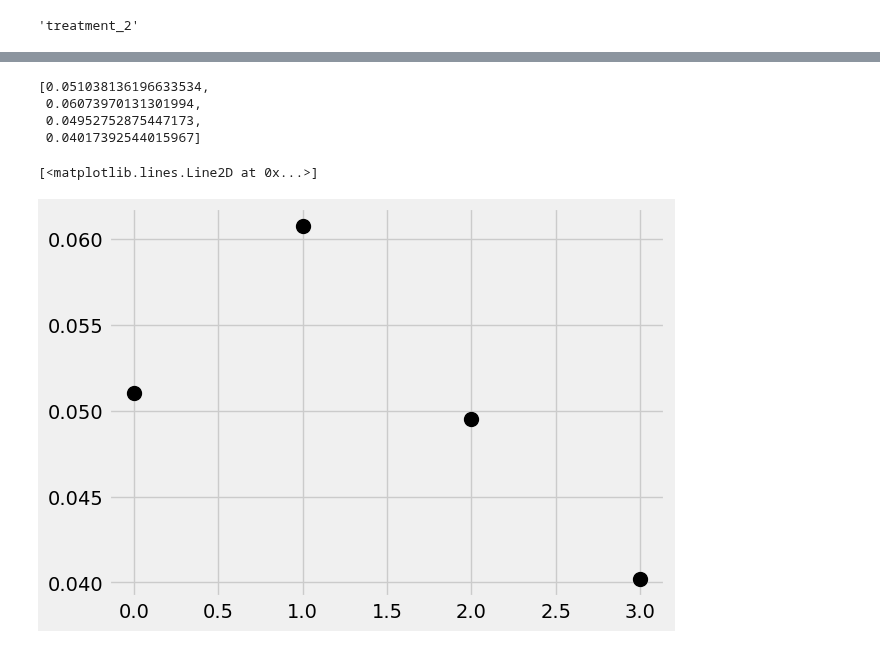
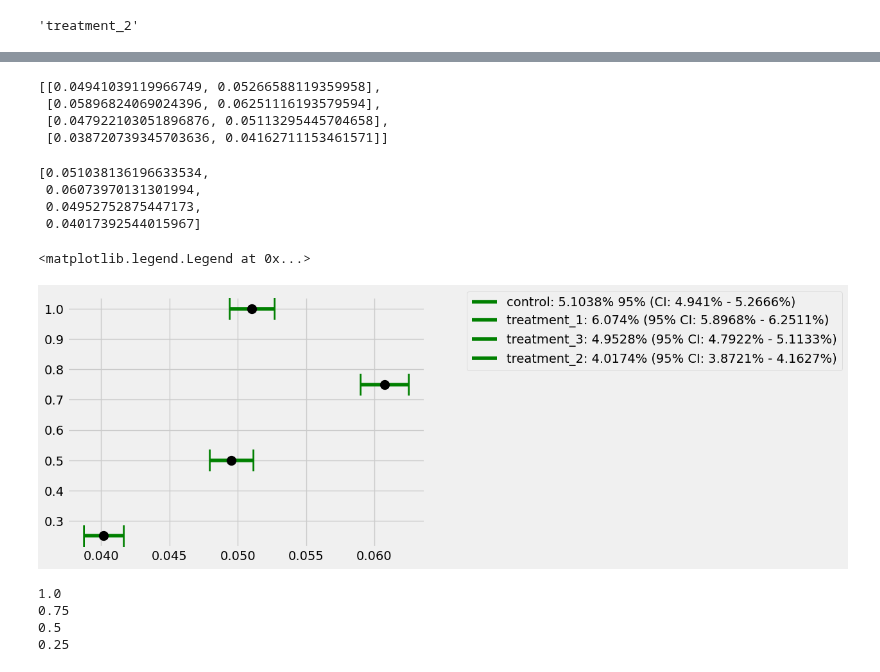
Before and after one commit to dokeeffe87/stats_utils, a Jupyter notebook: notebooks/scratch_work/dev_generalize_to_n_variants.ipynb, the cells around one changed output, grey strips where cells are left out. Saved outputs shown, nothing was run; the diff lists cells and outputs as text; code cells hidden in the pictures.

Commit message:
prototype for arbitrary n-variant plotting

```diff
--- a/notebooks/scratch_work/dev_generalize_to_n_variants.ipynb
+++ b/notebooks/scratch_work/dev_generalize_to_n_variants.ipynb
@@ -437,16 +437,43 @@ for group_, label_dict_ in test_label_dict.items():
             confidence_intervals_to_plot.append([df_[label_dict_['lower']].values[0], df_[label_dict_['upper']].values[0]])
             labels_to_plot.append(label_dict_['label'])
 # %%
-means_to_plot
+confidence_intervals_to_plot
 # %% [output]
-[0.051038136196633534,
- 0.06073970131301994,
- 0.04952752875447173,
- 0.04017392544015967]
+[[0.04941039119966749, 0.05266588119359958],
+ [0.05896824069024396, 0.06251116193579594],
+ [0.047922103051896876, 0.05113295445704658],
+ [0.038720739345703636, 0.04162711153461571]]
+# %%
+means_to_plot
+# %% [output]
+[0.051038136196633534,
+ 0.06073970131301994,
+ 0.04952752875447173,
+ 0.04017392544015967]
 # %%
 fig, ax = plt.subplots()
-# plt.plot(means_to_plot, [0.8, 1], 'o', ms=10, color='black')
-plt.plot(means_to_plot, 'o', ms=10, color='black')
+num_intervals = len(confidence_intervals_to_plot)
+y_positions = []
+for i, int_ in enumerate(confidence_intervals_to_plot):
+    y_pos = (num_intervals - i)/num_intervals
+    y_positions.append(y_pos)
+    add_interval(ax,
+                 int_,
+                 (y_pos, y_pos),
+                 "||",
+                 color='green',
+                 label=labels_to_plot[i])
+plt.plot(means_to_plot, y_positions, 'o', ms=10, color='black')
+ax.legend(bbox_to_anchor=(1.1, 1.05))
 # %% [output]
-[<matplotlib.lines.Line2D at 0x...>]
+<matplotlib.legend.Legend at 0x...>
-[figure, old version]
+[figure, new version]
+# %%
+for i, int_ in enumerate(confidence_intervals_to_plot):
+    # print(i+1)
+    print((len(confidence_intervals_to_plot) - i)/len(confidence_intervals_to_plot))
+# %% [output]
+1.0
+0.75
+0.5
+0.25
```
